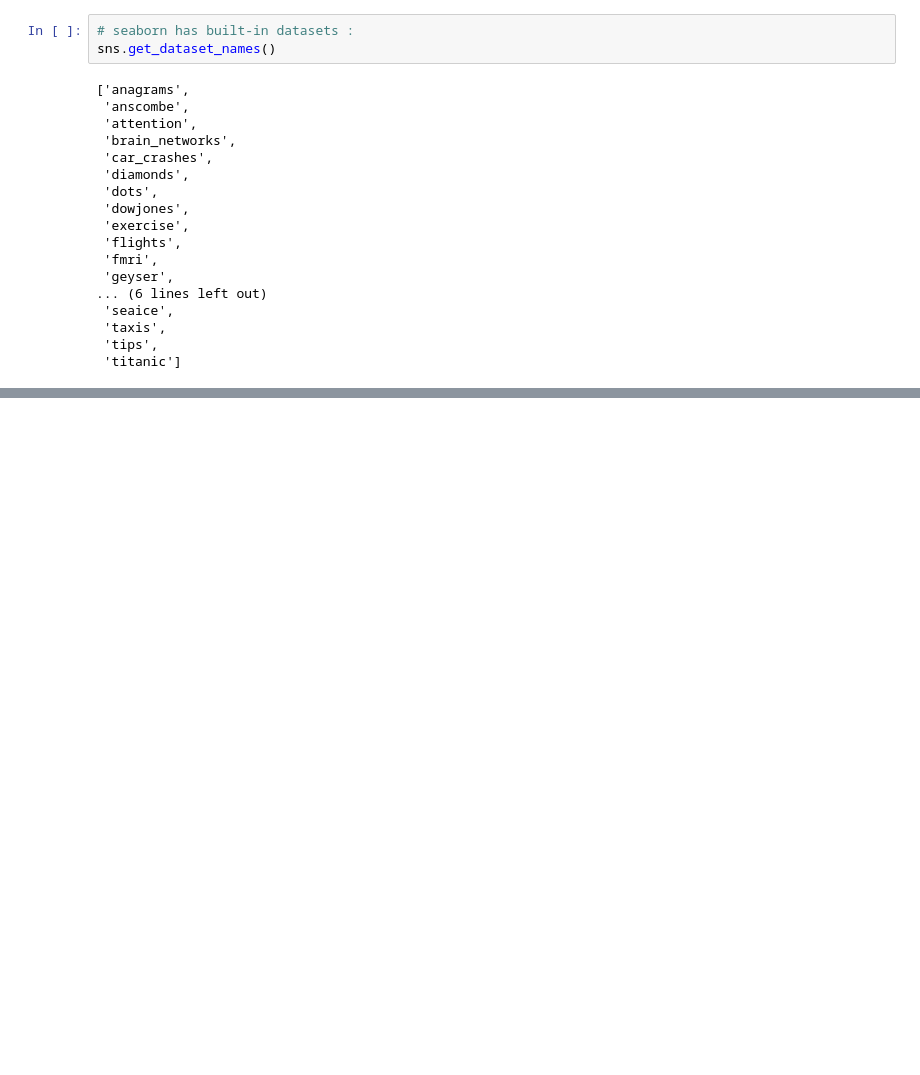
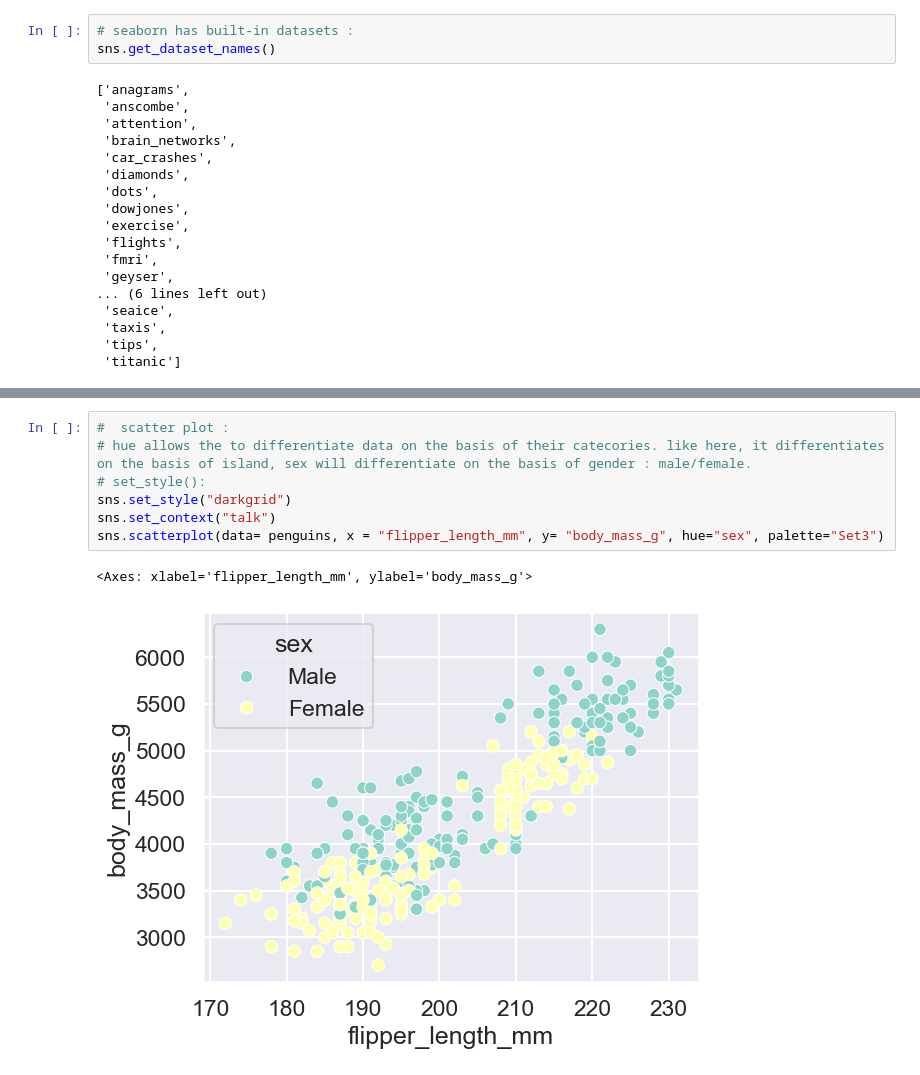
Before and after one commit to tanishachokshi/Seaborn, a Jupyter notebook: plots.ipynb, the cells around one changed output, grey strips where cells are left out. Cells and saved outputs as stored; diff of their text form; blank space fills up the shorter version.

```diff
--- a/plots.ipynb
+++ b/plots.ipynb
@@ -65,0 +65,10 @@ KeyError: 'passengers'
+# %%
+#  scatter plot :
+# hue allows the to differentiate data on the basis of their catecories. like here, it differentiates on the basis of island, sex will differentiate on the basis of gender : male/female.
+# set_style():
+sns.set_style("darkgrid")
+sns.set_context("talk")
+sns.scatterplot(data= penguins, x = "flipper_length_mm", y= "body_mass_g", hue="sex", palette="Set3")
+# %% [output]
+<Axes: xlabel='flipper_length_mm', ylabel='body_mass_g'>
+[figure, added]
```
Also changed, not shown: parts of 21 cells of this notebook, 1 other file.
